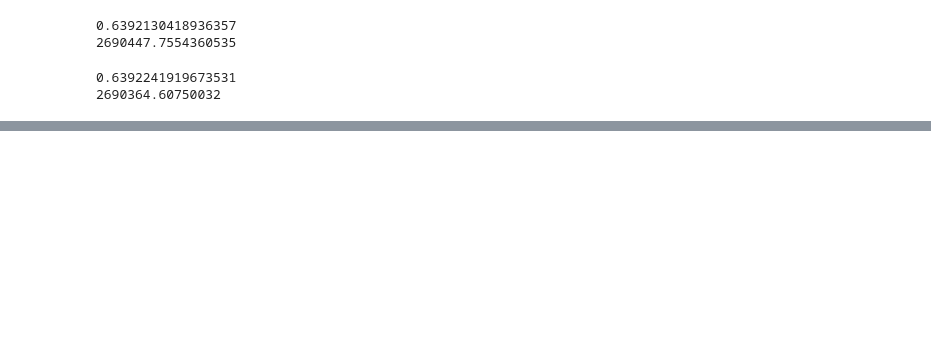
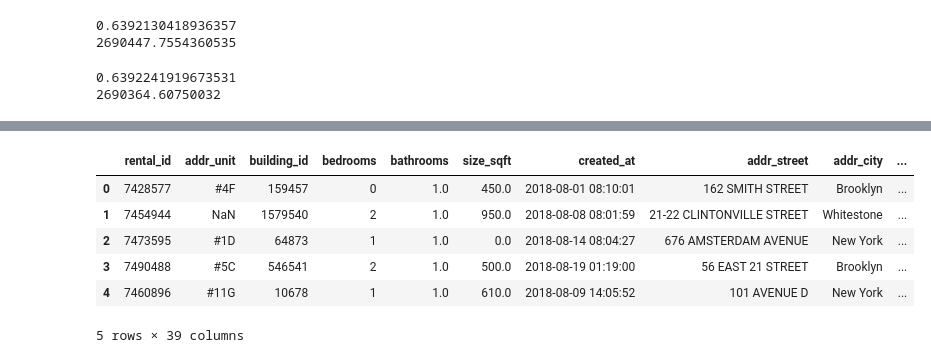
Before and after one commit to Ilroy/DS_Final_Project, a Jupyter notebook: Training_Testing_Master.ipynb, the cells around one changed output, grey strips where cells are left out. Cells and saved outputs as stored; diff of their text form; code cells hidden in the pictures; blank space fills up the shorter version.

```diff
--- a/Training_Testing_Master.ipynb
+++ b/Training_Testing_Master.ipynb
@@ -909,0 +910,15 @@ rf_trans.score(X_test,target_test)
+# %%
+# import Submission data set
+
+
+submission_df = pd.read_csv('Datasets/SE_rents2018_test2.csv')
+
+submission_df.head()
+# %% [output]
+|  | rental_id | addr_unit | building_id | bedrooms | bathrooms | size_sqft | created_at | addr_street | addr_city | ... |
+| 0 | 7428577 | #4F | 159457 | 0 | 1.0 | 450.0 | 2018-08-01 08:10:01 | 162 SMITH STREET | Brooklyn | ... |
+| 1 | 7454944 | NaN | 1579540 | 2 | 1.0 | 950.0 | 2018-08-08 08:01:59 | 21-22 CLINTONVILLE STREET | Whitestone | ... |
+| 2 | 7473595 | #1D | 64873 | 1 | 1.0 | 0.0 | 2018-08-14 08:04:27 | 676 AMSTERDAM AVENUE | New York | ... |
+| 3 | 7490488 | #5C | 546541 | 2 | 1.0 | 500.0 | 2018-08-19 01:19:00 | 56 EAST 21 STREET | Brooklyn | ... |
+| 4 | 7460896 | #11G | 10678 | 1 | 1.0 | 610.0 | 2018-08-09 14:05:52 | 101 AVENUE D | New York | ... |
+5 rows × 39 columns
```
Also changed, not shown: parts of 29 cells of this notebook.
